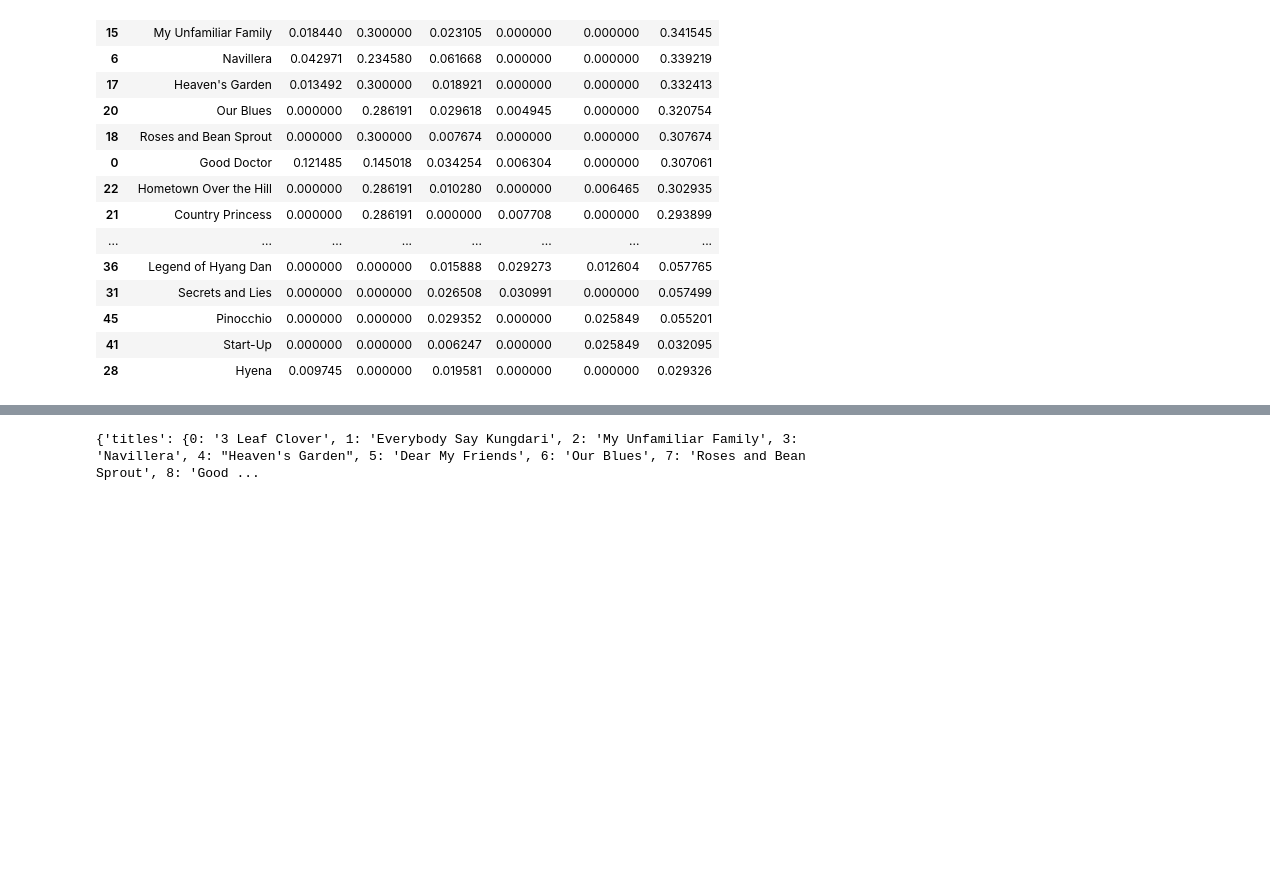
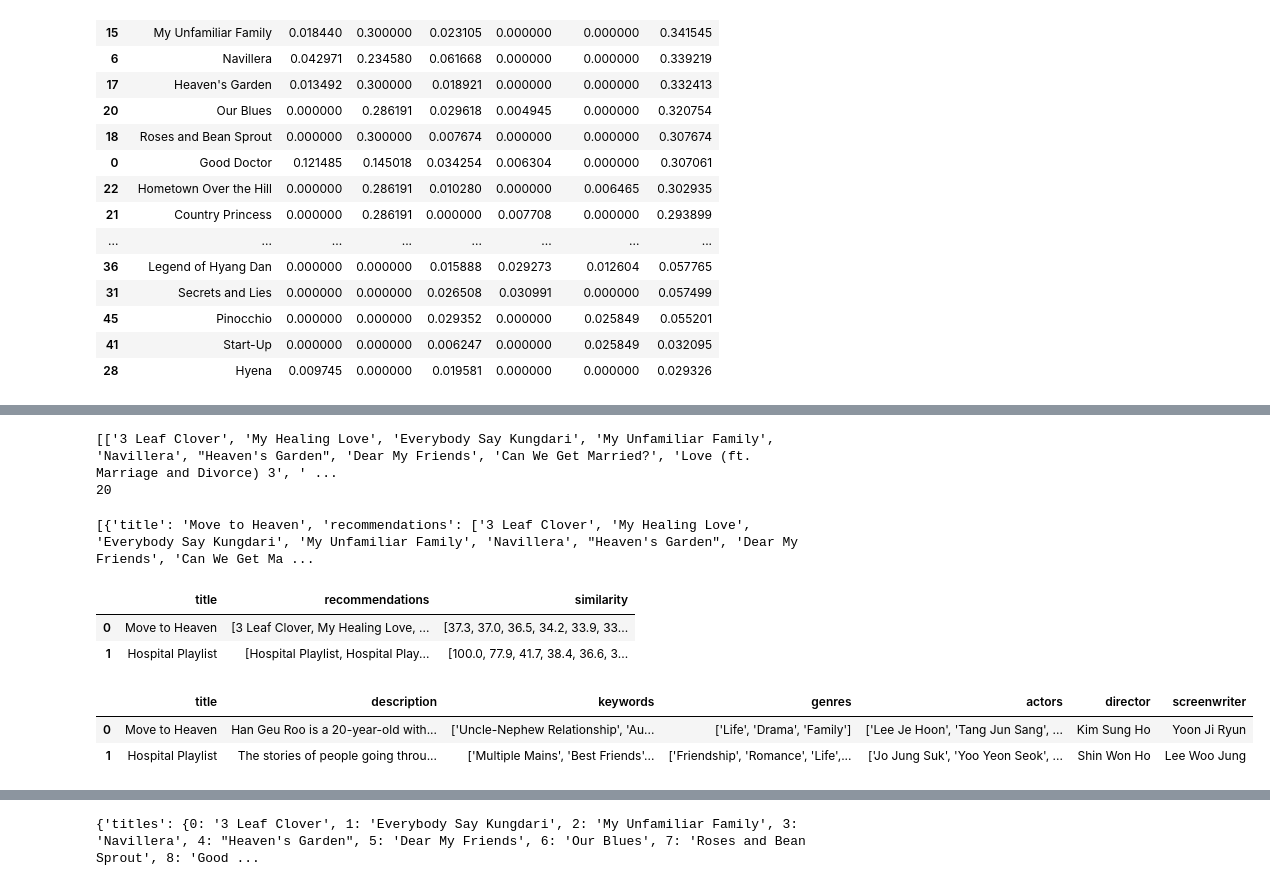
Before and after one commit to JohndKim/Kdrama-Recommender, a Jupyter notebook: recommender/site.ipynb, the cells around one changed output, grey strips where cells are left out. Drawn from its saved outputs; the diff is of its cells as text; code cells hidden in the pictures; blank space fills up the shorter version.

Commit message:
added rec csv converter

```diff
--- a/recommender/site.ipynb
+++ b/recommender/site.ipynb
@@ -433,0 +435,77 @@ print(dic)
+# %%
+lists = dic
+print(lists)
+
+print(len(lists[1]))
+# %% [output]
+[['3 Leaf Clover', 'My Healing Love', 'Everybody Say Kungdari', 'My Unfamiliar Family', 'Navillera', "Heaven's Garden", 'Dear My Friends', 'Can We Get Married?', 'Love (ft. Marriage and Divorce) 3', ' ...
+20
+# %%
+import copy
+
+import pandas as pd
+
+ktitles = get_titles()
+
+k_recs = {
+    "title": "N/A",
+    "recommendations": "N/A",
+    "similarity": "N/A",
+}
+
+# list of dictionaries
+kdata = []
+
+# for each title, get top 20 recommended kdrama + similarity score
+def store_data():
+    # for every kdrama, get their recs + sim scores
+    for title in ktitles:
+        # 20 kdrama recs + their sim score
+        if count == 2: break
+
+        recs_score = get_top(title)
+
+        row = copy.copy(k_recs)
+
+        row['title'] = title
+        row['recommendations'] = recs_score[0]
+        row["similarity"] = recs_score[1]
+
+        kdata.append(row)
+
+def merge_data():
+    store_data()
+    # dataframe with all recs + sim score
+    rec_df = pd.DataFrame(kdata)
+
+    # dataframe with link, title, rank, score of all kdrama
+    df = pd.read_csv(filename)
+    fill_na()
+    df = df[['link', 'title', 'rank', 'score']]
+
+    # merged dataframe of the two
+    merged_df = pd.merge(df, rec_df)
+    merged_df.to_csv('recs.csv', encoding='utf-8', index=False)
+
+merge_data()
+
+# print(ktitles)
+
+# convert array of dic to df
+# get columns from this df and add to the kdrama df
+# %% [output]
+[{'title': 'Move to Heaven', 'recommendations': ['3 Leaf Clover', 'My Healing Love', 'Everybody Say Kungdari', 'My Unfamiliar Family', 'Navillera', "Heaven's Garden", 'Dear My Friends', 'Can We Get Ma ...
+# %%
+rec_df = pd.DataFrame(kdata)
+rec_df
+# %% [output]
+|  | title | recommendations | similarity |
+| 0 | Move to Heaven | [3 Leaf Clover, My Healing Love, ... | [37.3, 37.0, 36.5, 34.2, 33.9, 33... |
+| 1 | Hospital Playlist | [Hospital Playlist, Hospital Play... | [100.0, 77.9, 41.7, 38.4, 36.6, 3... |
+# %%
+two_df = df.head(2)
+two_df
+# %% [output]
+|  | title | description | keywords | genres | actors | director | screenwriter |
+| 0 | Move to Heaven | Han Geu Roo is a 20-year-old with... | ['Uncle-Nephew Relationship', 'Au... | ['Life', 'Drama', 'Family'] | ['Lee Je Hoon', 'Tang Jun Sang', ... | Kim Sung Ho | Yoon Ji Ryun |
+| 1 | Hospital Playlist | The stories of people going throu... | ['Multiple Mains', 'Best Friends'... | ['Friendship', 'Romance', 'Life',... | ['Jo Jung Suk', 'Yoo Yeon Seok', ... | Shin Won Ho | Lee Woo Jung |
```
Also changed, not shown: parts of 9 cells of this notebook, 3 other files.
